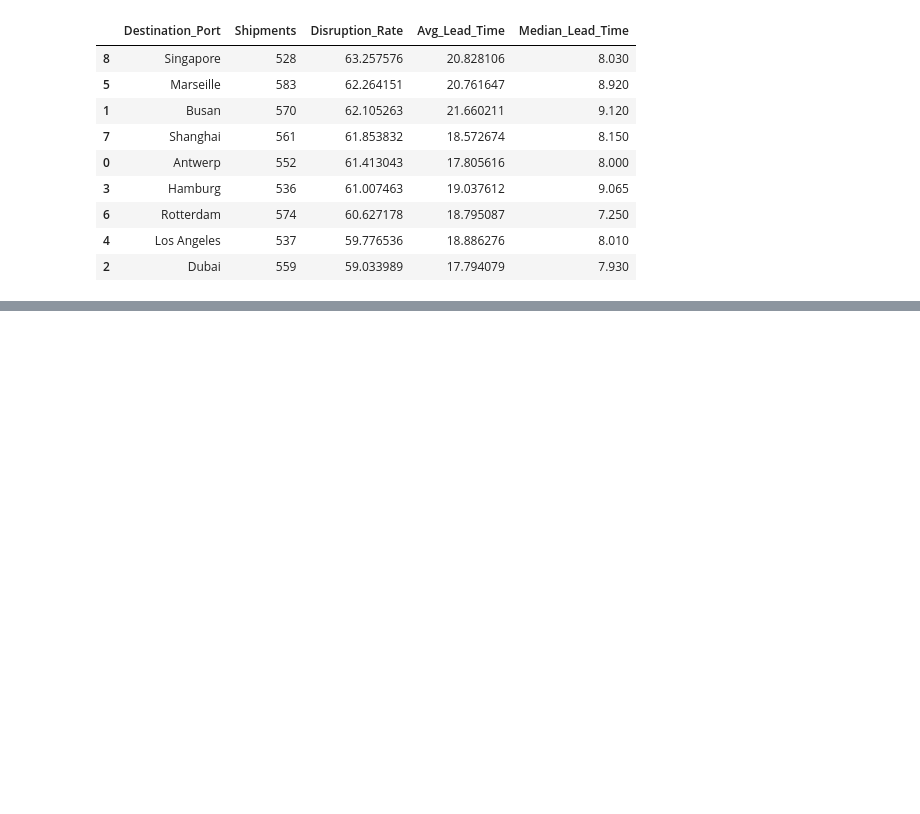
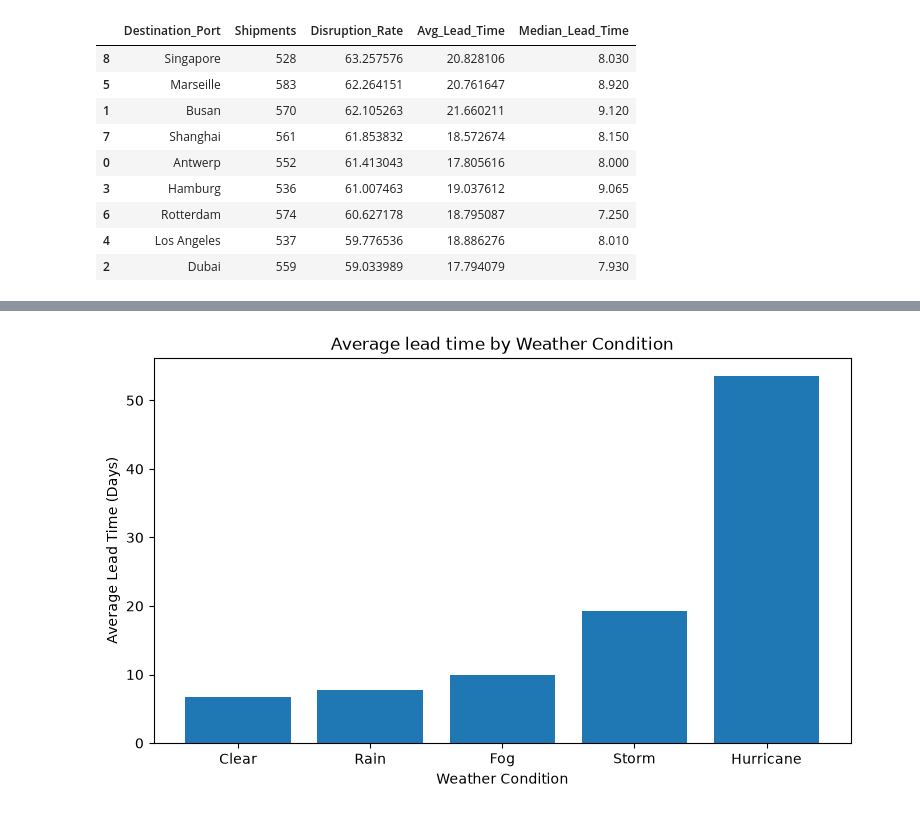
Before and after one commit to sharath1103/Global-Supply-Chain-Disruption, a Jupyter notebook: global_supply_chain_disruption.ipynb, the cells around one changed output, grey strips where cells are left out. Drawn from its saved outputs; the diff is of its cells as text; code cells hidden in the pictures; blank space fills up the shorter version.

```diff
--- a/global_supply_chain_disruption.ipynb
+++ b/global_supply_chain_disruption.ipynb
@@ -334,0 +481,9 @@ destination_analysis.sort_values("Disruption_Rate", ascending=False)
+# %%
+plt.figure(figsize=(9,5))
+plt.bar(weather_plot["Weather_Condition"], weather_plot["Avg_Lead_Time"])
+plt.title("Average lead time by Weather Condition")
+plt.xlabel("Weather Condition")
+plt.ylabel("Average Lead Time (Days)")
+plt.show()
+# %% [output]
+[figure, added]
```
Also changed, not shown: parts of 17 cells of this notebook.
